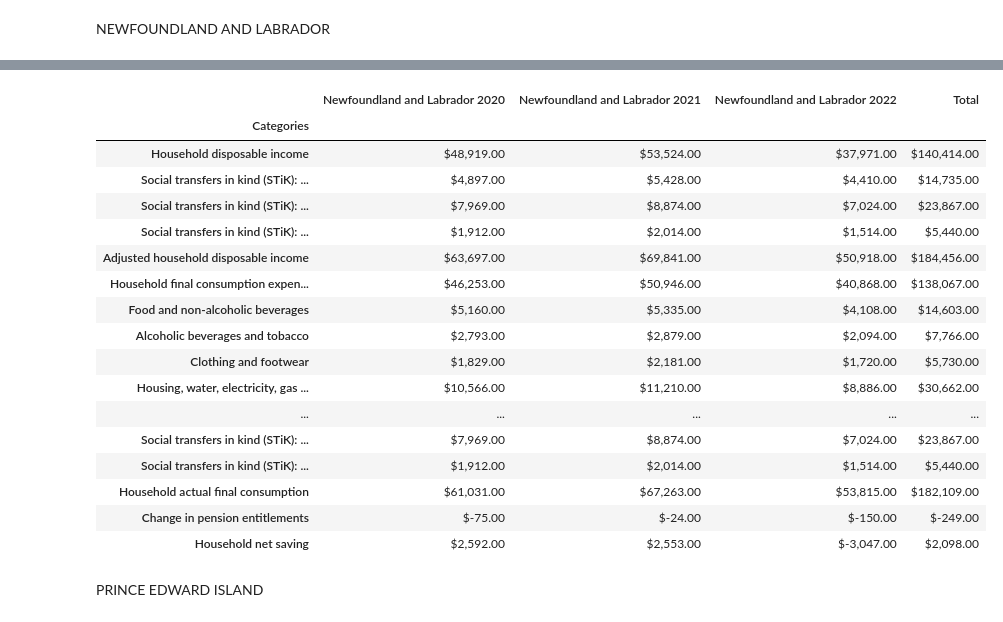
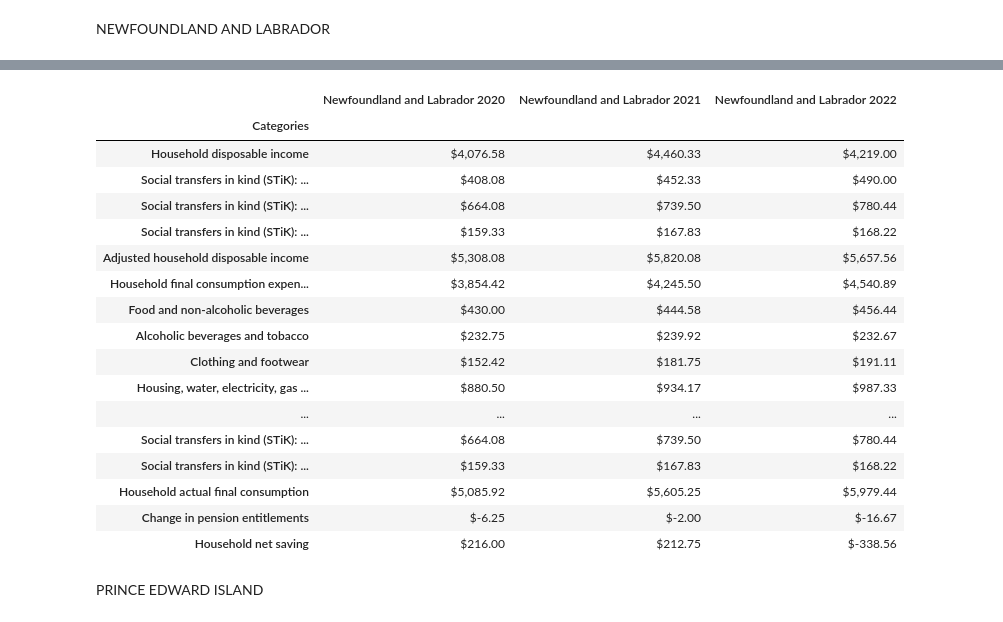
Before and after one commit to kristianrafuse/Canadian-Household-Finance-Study, a Jupyter notebook: Data Transformation.ipynb, the cells around one changed output, grey strips where cells are left out. Drawn from its saved outputs; the diff is of its cells as text; code cells hidden in the pictures.

```diff
--- a/Data Transformation.ipynb
+++ b/Data Transformation.ipynb
@@ -167,52 +164,49 @@ NL_data.head()
 # %%
 #Calculate the yearly values for every category
 NL_year = NL_data.drop(["Year Quartile"])
 
 # Replace commas with empty strings in the columns to be summed
 NL_year = NL_year.replace(',', '', regex=True)
 
 # Convert values in DataFrame to numeric: https://pandas.pydata.org/docs/reference/api/pandas.to_numeric.html
 NL_year = NL_year.apply(pd.to_numeric, errors='coerce', downcast="integer")
 
-# Sum the values for each row in the specified columns
-sum_col1 = NL_year.iloc[:, 0:4].sum(axis=1)
-sum_col2 = NL_year.iloc[:, 4:8].sum(axis=1)
-sum_col3 = NL_year.iloc[:, 8:11].sum(axis=1)
+# Sum the values for each row in the specified columns and devide by the number of months to find the monthly average value
+sum_col1 = NL_year.iloc[:, 0:4].sum(axis=1)/12
+sum_col2 = NL_year.iloc[:, 4:8].sum(axis=1)/12
+sum_col3 = NL_year.iloc[:, 8:11].sum(axis=1)/9
 
 # Create a new dataframe with the summed values
-NL_peryear = pd.DataFrame({'Newfoundland and Labrador 2020': sum_col1, 'Newfoundland and Labrador 2021': sum_col2, 'Newfoundland and Labrador 2022': sum_col3})
-
-# Add a new column to the dataframe with the total sum of each row
-NL_peryear['Total'] = NL_peryear.sum(axis=1)
+NL_year = pd.DataFrame({'Newfoundland and Labrador 2020': sum_col1, 'Newfoundland and Labrador 2021': sum_col2, 'Newfoundland and Labrador 2022': sum_col3})
 
 # Format the numbers as currency: https://stackabuse.com/format-number-as-currency-string-in-python/
 def format_currency(num):
     return "${:,.2f}".format(num)
 
 # Apply the function to the dataframe
-NL_peryear = NL_peryear.applymap(format_currency)
+NL_year = NL_year.applymap(format_currency)
 
 # Display the resulting dataframe
-NL_peryear
+NL_year
 # %% [output]
-|  | Newfoundland and Labrador 2020 | Newfoundland and Labrador 2021 | Newfoundland and Labrador 2022 | Total |
-| Categories |  |  |  |  |
-| Household disposable income | $48,919.00 | $53,524.00 | $37,971.00 | $140,414.00 |
-| Social transfers in kind (STiK): ... | $4,897.00 | $5,428.00 | $4,410.00 | $14,735.00 |
-| Social transfers in kind (STiK): ... | $7,969.00 | $8,874.00 | $7,024.00 | $23,867.00 |
-| Social transfers in kind (STiK): ... | $1,912.00 | $2,014.00 | $1,514.00 | $5,440.00 |
-| Adjusted household disposable income | $63,697.00 | $69,841.00 | $50,918.00 | $184,456.00 |
-| Household final consumption expen... | $46,253.00 | $50,946.00 | $40,868.00 | $138,067.00 |
-| Food and non-alcoholic beverages | $5,160.00 | $5,335.00 | $4,108.00 | $14,603.00 |
-| Alcoholic beverages and tobacco | $2,793.00 | $2,879.00 | $2,094.00 | $7,766.00 |
-| Clothing and footwear | $1,829.00 | $2,181.00 | $1,720.00 | $5,730.00 |
-| Housing, water, electricity, gas ... | $10,566.00 | $11,210.00 | $8,886.00 | $30,662.00 |
-| ... | ... | ... | ... | ... |
-| Social transfers in kind (STiK): ... | $7,969.00 | $8,874.00 | $7,024.00 | $23,867.00 |
-| Social transfers in kind (STiK): ... | $1,912.00 | $2,014.00 | $1,514.00 | $5,440.00 |
-| Household actual final consumption | $61,031.00 | $67,263.00 | $53,815.00 | $182,109.00 |
-| Change in pension entitlements | $-75.00 | $-24.00 | $-150.00 | $-249.00 |
-| Household net saving | $2,592.00 | $2,553.00 | $-3,047.00 | $2,098.00 |
+|  | Newfoundland and Labrador 2020 | Newfoundland and Labrador 2021 | Newfoundland and Labrador 2022 |
+| Categories |  |  |  |
+| Household disposable income | $4,076.58 | $4,460.33 | $4,219.00 |
+| Social transfers in kind (STiK): ... | $408.08 | $452.33 | $490.00 |
+| Social transfers in kind (STiK): ... | $664.08 | $739.50 | $780.44 |
+| Social transfers in kind (STiK): ... | $159.33 | $167.83 | $168.22 |
+| Adjusted household disposable income | $5,308.08 | $5,820.08 | $5,657.56 |
+| Household final consumption expen... | $3,854.42 | $4,245.50 | $4,540.89 |
+| Food and non-alcoholic beverages | $430.00 | $444.58 | $456.44 |
+| Alcoholic beverages and tobacco | $232.75 | $239.92 | $232.67 |
+| Clothing and footwear | $152.42 | $181.75 | $191.11 |
+| Housing, water, electricity, gas ... | $880.50 | $934.17 | $987.33 |
+| ... | ... | ... | ... |
+| Social transfers in kind (STiK): ... | $664.08 | $739.50 | $780.44 |
+| Social transfers in kind (STiK): ... | $159.33 | $167.83 | $168.22 |
+| Household actual final consumption | $5,085.92 | $5,605.25 | $5,979.44 |
+| Change in pension entitlements | $-6.25 | $-2.00 | $-16.67 |
+| Household net saving | $216.00 | $212.75 | $-338.56 |
 # %% [markdown]
 PRINCE EDWARD ISLAND
 # %%
```
Also changed, not shown: parts of 16 cells of this notebook.
